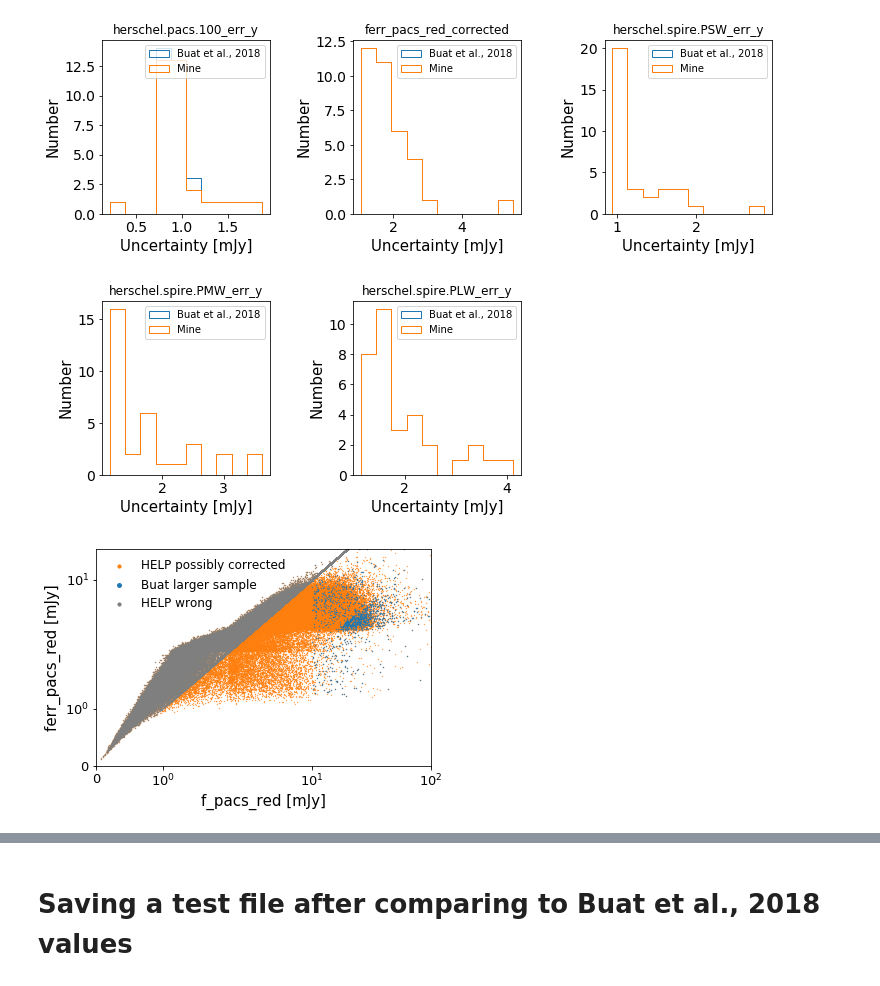
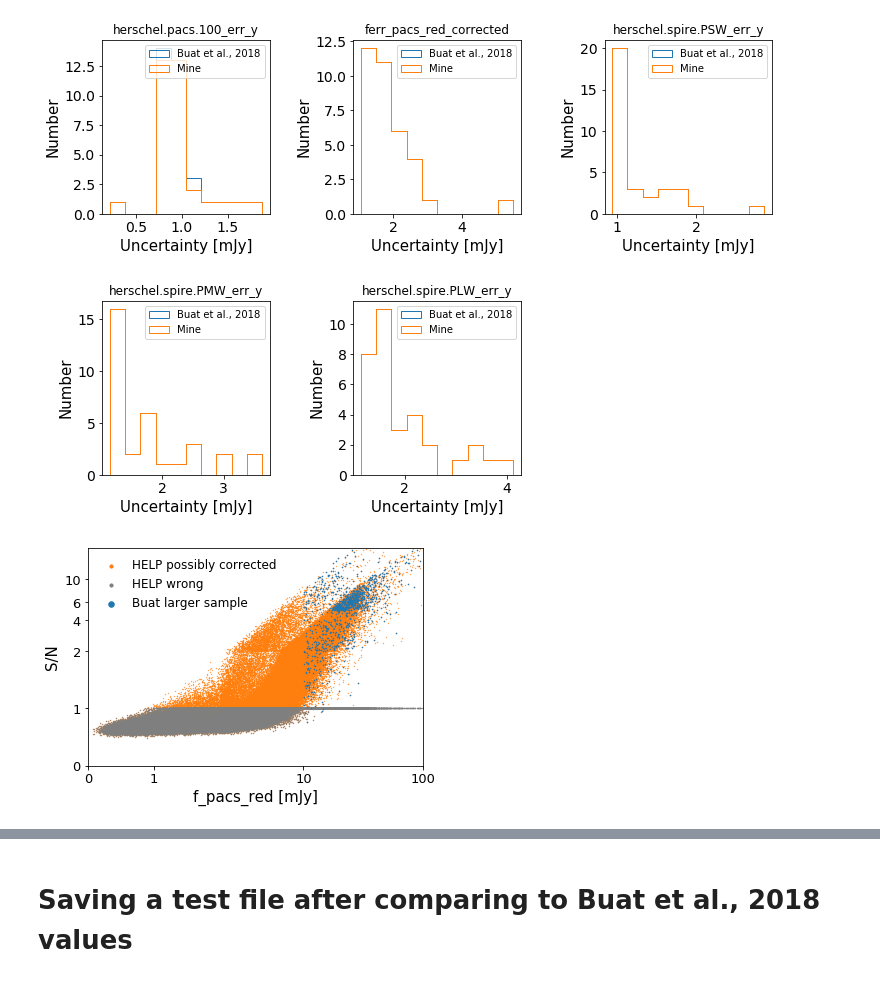
Before and after one commit to Jurgenvilla/Dust_Attenuation, a Jupyter notebook: COSMOS-Sample.ipynb, the cells around one changed output, grey strips where cells are left out. Drawn from its saved outputs; the diff is of its cells as text; code cells hidden in the pictures.

```diff
--- a/COSMOS-Sample.ipynb
+++ b/COSMOS-Sample.ipynb
@@ -1994,18 +2004,21 @@ herschel.spire.PLW_x                     33                      33
 herschel_buat_help = Table.read('/home/jvilla/Documents/PhD_2018/3DHST_Data/'
                                 'COSMOS/HELP_Veronique_data/cosmos_sample_herschel-snr5.fits', format = 'fits')
 # %%
-plt.scatter(xid_pacs['F_PACS_160'], ferr_pacs_red_2, s = 0.1, c ='C1', label = 'HELP possibly corrected')
-plt.scatter(herschel_buat_help['herschel.pacs.160'],herschel_buat_help['herschel.pacs.160_err'], s = 0.15,\
+plt.scatter(xid_pacs['F_PACS_160'], xid_pacs['F_PACS_160']/ferr_pacs_red_2, s = 0.1, c ='C1', label = 'HELP possibly corrected')
+plt.scatter(xid_pacs['F_PACS_160'], xid_pacs['F_PACS_160']/ferr_pacs_red_1, s = 0.1, c = 'gray',\
+           label = 'HELP wrong')
+plt.scatter(herschel_buat_help['herschel.pacs.160'],\
+            herschel_buat_help['herschel.pacs.160']/herschel_buat_help['herschel.pacs.160_err'], s = 0.3,\
            label ='Buat larger sample')
-plt.scatter(xid_pacs['F_PACS_160'], ferr_pacs_red_1, s = 0.1, c = 'gray',\
-           label = 'HELP wrong')
 plt.xlim(0,100)
 plt.ylim(0,20)
 plt.xscale('symlog')
 plt.yscale('symlog')
+plt.xticks([0, 1, 10, 100], [0, 1, 10, 100])
+plt.yticks([0, 1, 2, 4, 6, 10], [0, 1, 2, 4, 6, 10])
 plt.xlabel(r'f_pacs_red [mJy]', fontsize = 15)
-plt.ylabel(r'ferr_pacs_red [mJy]', fontsize = 15)
+plt.ylabel(r'S/N', fontsize = 15)
 plt.tick_params(axis = 'both', which = 'major', labelsize = 13)
 plt.legend(frameon = False, prop = {'size': 12}, markerscale = 10 , loc = 'upper left');
 # %% [output]
-[figure, old version]
+[figure, new version]
```
Also changed, not shown: parts of 12 cells of this notebook, 1 other file.
